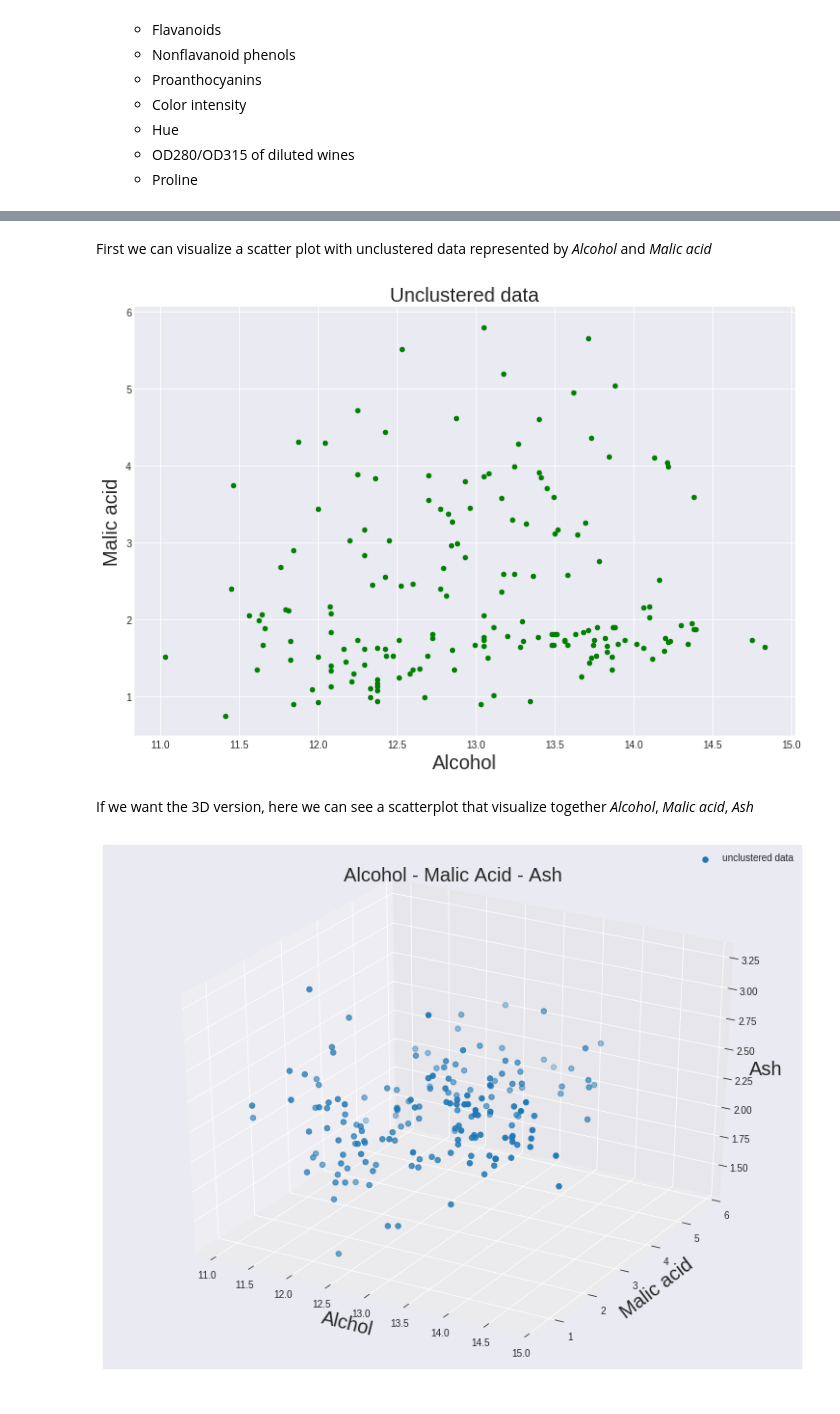
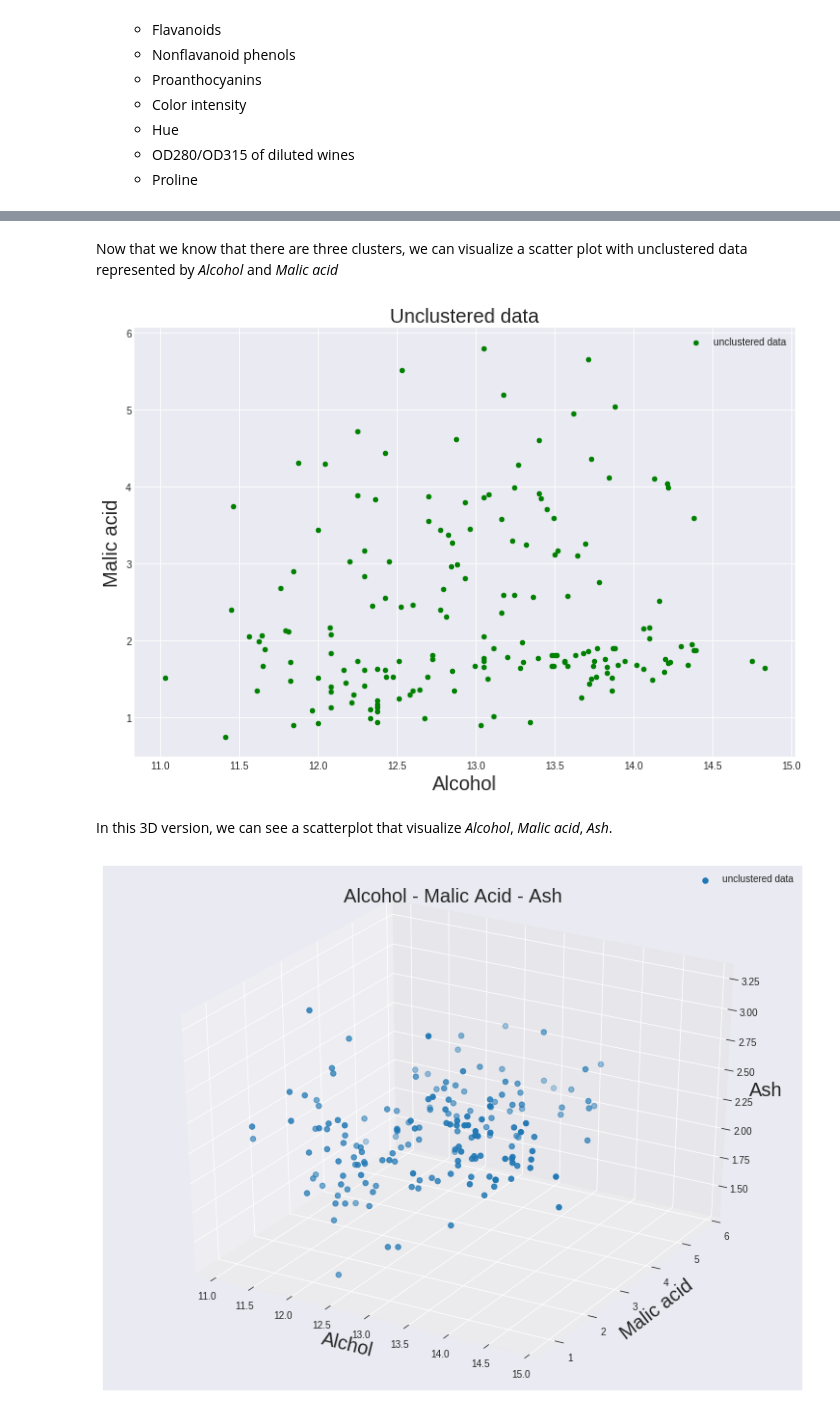
Before and after one commit to elaesme/BloomFilter-KMeans-AlphabeticalSort, a Jupyter notebook: main.ipynb, the cells around one changed output, grey strips where cells are left out. Cells and saved outputs as stored; diff of their text form; code cells hidden in the pictures.

```diff
--- a/main.ipynb
+++ b/main.ipynb
@@ -67,17 +129,17 @@ dataf = clustering_lib.get_data('wine.data')
 # %% [markdown]
-First we can visualize a scatter plot with unclustered data represented by *Alcohol* and *Malic acid*
+Now that we know that there are three clusters, we can visualize a scatter plot with unclustered data represented by *Alcohol* and *Malic acid*
 # %%
 fig = plt.figure(figsize=(12, 8))
-plt.style.use('seaborn-darkgrid') #style used
-plt.scatter(dataf['Alcohol'], dataf['Malic acid'], c='green', s=20)
+plt.scatter(dataf['Alcohol'], dataf['Malic acid'],label='unclustered data', c='green', s=20)
 plt.xlabel('Alcohol', size= 20)
 plt.ylabel('Malic acid', size= 20)
+plt.legend()
 plt.title('Unclustered data', size= 20)
 plt.show()
 # %% [output]
-[figure, old version]
+[figure, new version]
 # %% [markdown]
-If we want the 3D version, here we can see a scatterplot that visualize together *Alcohol*, *Malic acid*, *Ash*
+In this 3D version, we can see a scatterplot that visualize *Alcohol*, *Malic acid*, *Ash*.
 # %%
 fig = plt.figure(figsize=(13, 10))
 ax = fig.add_subplot(111, projection='3d', )
```
Also changed, not shown: parts of 56 cells of this notebook.
